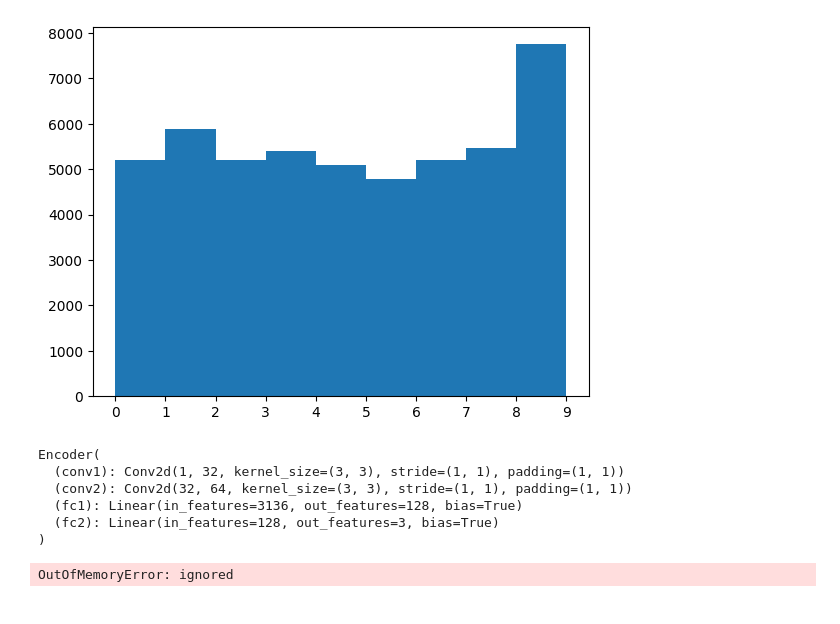
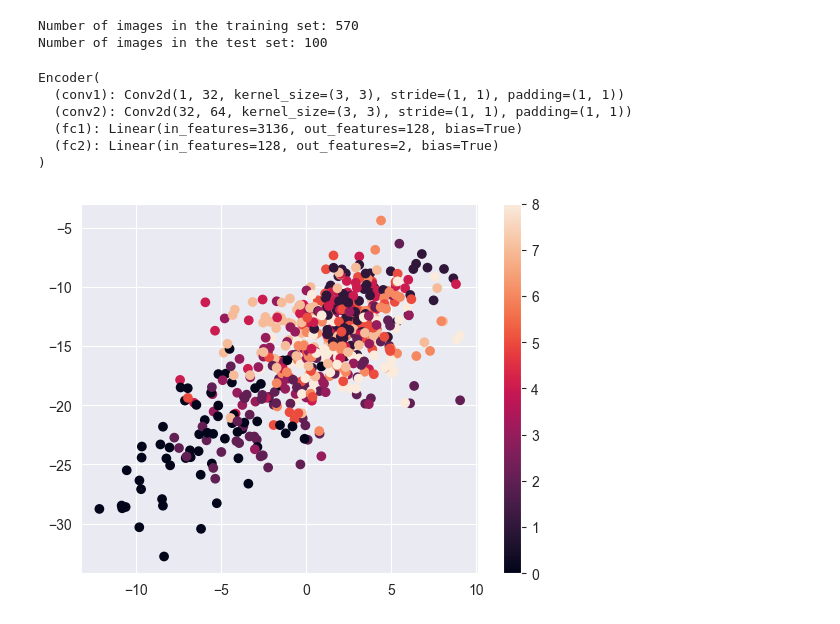
Before and after one commit to MaximeSzymanski/VAE_pytorch, a Jupyter notebook: VAE.ipynb, the cells around one changed output. Saved outputs shown, nothing was run; the diff lists cells and outputs as text; code cells hidden in the pictures.

```diff
--- a/VAE.ipynb
+++ b/VAE.ipynb
@@ -69,10 +56,15 @@ mnist_trainset.targets = mnist_trainset.targets[:nb_image_to_overfit]
-# %%
-labels = mnist_trainset.targets.numpy()
-plt.hist(labels, bins=np.arange(labels.min(), labels.max()+1))
-plt.xticks(np.arange(labels.min(), labels.max()+1))
-plt.show()
-# %% [output]
-[figure, removed]
+# %%
+# keep only percentage of the training set
+percentage = 0.01
+mnist_trainset.data = mnist_trainset.data[:int(len(mnist_trainset.data)*percentage)]
+mnist_trainset.targets = mnist_trainset.targets[:int(len(mnist_trainset.targets)*percentage)]
+mnist_testset.data = mnist_testset.data[:int(len(mnist_testset.data)*percentage)]
+mnist_testset.targets = mnist_testset.targets[:int(len(mnist_testset.targets)*percentage)]
+print(f"Number of images in the training set: {len(mnist_trainset)}")
+print(f"Number of images in the test set: {len(mnist_testset)}")
+# %% [output]
+Number of images in the training set: 570
+Number of images in the test set: 100
 # %%
 class Encoder(torch.nn.Module):
     def __init__(self, input_dim, hidden_dim, latent_dim):
@@ -108,8 +100,7 @@ class Encoder(torch.nn.Module):
         # x: batch_size * latent_dim
         return x
 # %%
-encoder = Encoder(1, 128, 3)
-encoder = encoder.to(device)
+encoder = Encoder(1, 128, 2)
 # %%
 print(encoder)
 # %% [output]
@@ -117,38 +108,19 @@ Encoder(
   (conv1): Conv2d(1, 32, kernel_size=(3, 3), stride=(1, 1), padding=(1, 1))
   (conv2): Conv2d(32, 64, kernel_size=(3, 3), stride=(1, 1), padding=(1, 1))
   (fc1): Linear(in_features=3136, out_features=128, bias=True)
-  (fc2): Linear(in_features=128, out_features=3, bias=True)
+  (fc2): Linear(in_features=128, out_features=2, bias=True)
 )
 # %%
 # encode the first 10 images
 images = mnist_trainset.data.float().unsqueeze(1)
-images = images.to(device)
-
+encoder(images)
 # plot the encoded images in 2D
-encoded_images = encoder(images).cpu().detach().numpy()
-
-# create data points
-%matplotlib ipympl
-
-from mpl_toolkits.mplot3d import Axes3D
-import matplotlib.pyplot as plt
-
-fig = plt.figure()
-ax = fig.add_subplot(111, projection='3d')
-
-x = encoded_images[:,0]
-y = encoded_images[:,1]
-z = encoded_images[:,2]
-
-ax.scatter(x, y, z, c=mnist_trainset.targets.numpy(), marker='o')
-
-ax.set_xlabel('X Label')
-ax.set_ylabel('Y Label')
-ax.set_zlabel('Z Label')
-
+encoded_images = encoder(images).detach().numpy()
+plt.scatter(encoded_images[:, 0], encoded_images[:, 1], c=mnist_trainset.targets.numpy())
+plt.colorbar()
 plt.show()
 # %% [output]
-OutOfMemoryError: ignored
+[figure, added]
 # %%
 class SamplingLayer(torch.nn.Module):
     def __init__(self):
```
Also changed, not shown: parts of 29 cells of this notebook.
